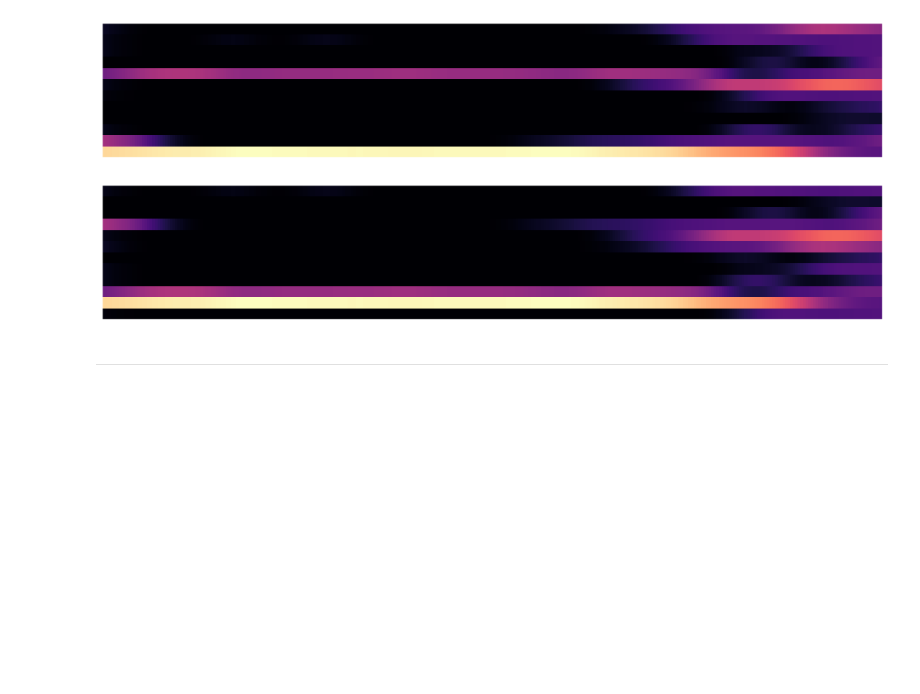
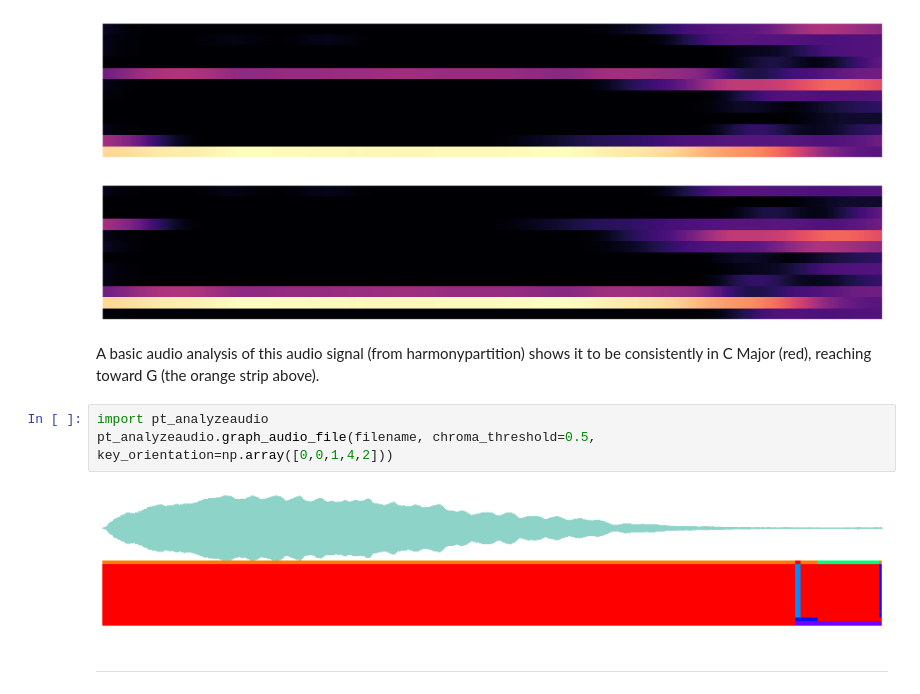
Before and after one commit to timsum/harmonypartition, a Jupyter notebook: jup/Chapter_2b_Fifths_as_Audible_Order.ipynb, the cells around one changed output. Cells and saved outputs as stored; diff of their text form; blank space fills up the shorter version.

```diff
--- a/jup/Chapter_2b_Fifths_as_Audible_Order.ipynb
+++ b/jup/Chapter_2b_Fifths_as_Audible_Order.ipynb
@@ -55,6 +57,13 @@ ipd.Audio(filename)
 [interactive output not drawn]
 [figure]
 [figure]
+# %% [markdown]
+A basic audio analysis of this audio signal (from harmonypartition) shows it to be consistently in C Major (red), reaching toward G (the orange strip above).
+# %%
+import pt_analyzeaudio
+pt_analyzeaudio.graph_audio_file(filename, chroma_threshold=0.5, key_orientation=np.array([0,0,1,4,2]))
+# %% [output]
+[figure, added]
 # %% [markdown]
 ***
 # %% [markdown]
```
Also changed, not shown: parts of 15 cells of this notebook, 5 other files.
